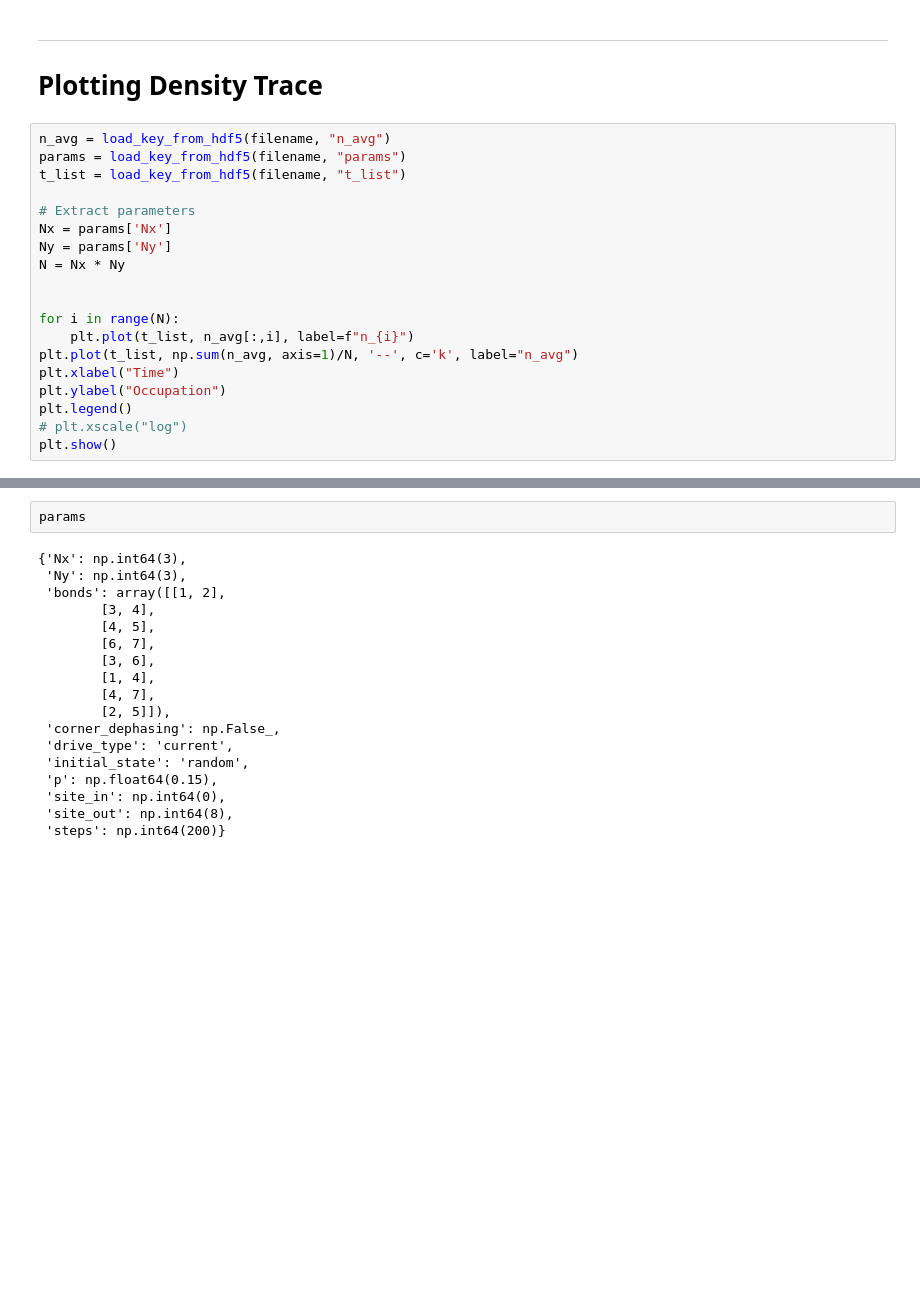
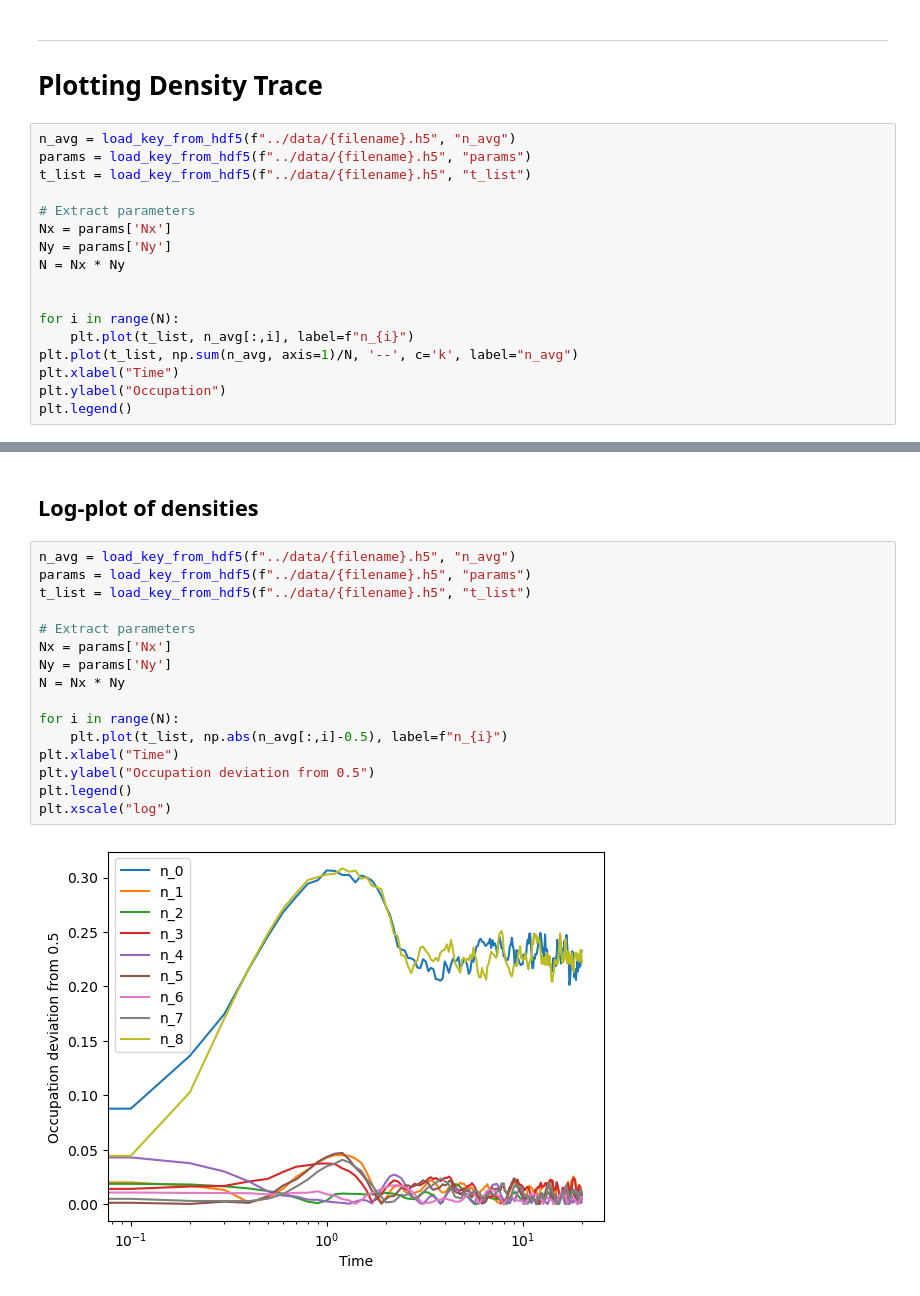
Before and after one commit to AdamSmith-physics/free-fermion-trajectories, a Jupyter notebook: plotting/plotting.ipynb, the cells around one changed output, grey strips where cells are left out. Saved outputs shown, nothing was run; the diff lists cells and outputs as text; blank space fills up the shorter version.

Commit message:
Plotting notebook up to date with old version

```diff
--- a/plotting/plotting.ipynb
+++ b/plotting/plotting.ipynb
@@ -34,9 +34,9 @@ filename = f"../data/ff_{Nx}x{Ny}_dt{dt}_p{p}_B{B}_t{t}_steps{steps}_trajectorie
 ---
 # Plotting Density Trace
 # %%
-n_avg = load_key_from_hdf5(filename, "n_avg")
-params = load_key_from_hdf5(filename, "params")
-t_list = load_key_from_hdf5(filename, "t_list")
+n_avg = load_key_from_hdf5(f"../data/{filename}.h5", "n_avg")
+params = load_key_from_hdf5(f"../data/{filename}.h5", "params")
+t_list = load_key_from_hdf5(f"../data/{filename}.h5", "t_list")
 
 # Extract parameters
 Nx = params['Nx']
@@ -50,6 +50,4 @@ plt.plot(t_list, np.sum(n_avg, axis=1)/N, '--', c='k', label="n_avg")
 plt.xlabel("Time")
 plt.ylabel("Occupation")
 plt.legend()
-# plt.xscale("log")
-plt.show()
 # %% [output]
@@ -56,21 +55,21 @@ plt.show()
 [figure]
-# %%
-params
-# %% [output]
-{'Nx': np.int64(3),
- 'Ny': np.int64(3),
- 'bonds': array([[1, 2],
-        [3, 4],
-        [4, 5],
-        [6, 7],
-        [3, 6],
-        [1, 4],
-        [4, 7],
-        [2, 5]]),
- 'corner_dephasing': np.False_,
- 'drive_type': 'current',
- 'initial_state': 'random',
- 'p': np.float64(0.15),
- 'site_in': np.int64(0),
- 'site_out': np.int64(8),
- 'steps': np.int64(200)}
+# %% [markdown]
+## Log-plot of densities
+# %%
+n_avg = load_key_from_hdf5(f"../data/{filename}.h5", "n_avg")
+params = load_key_from_hdf5(f"../data/{filename}.h5", "params")
+t_list = load_key_from_hdf5(f"../data/{filename}.h5", "t_list")
+
+# Extract parameters
+Nx = params['Nx']
+Ny = params['Ny']
+N = Nx * Ny
+
+for i in range(N):
+    plt.plot(t_list, np.abs(n_avg[:,i]-0.5), label=f"n_{i}")
+plt.xlabel("Time")
+plt.ylabel("Occupation deviation from 0.5")
+plt.legend()
+plt.xscale("log")
+# %% [output]
+[figure, added]
```
Also changed, not shown: parts of 10 cells of this notebook, 2 other files.
